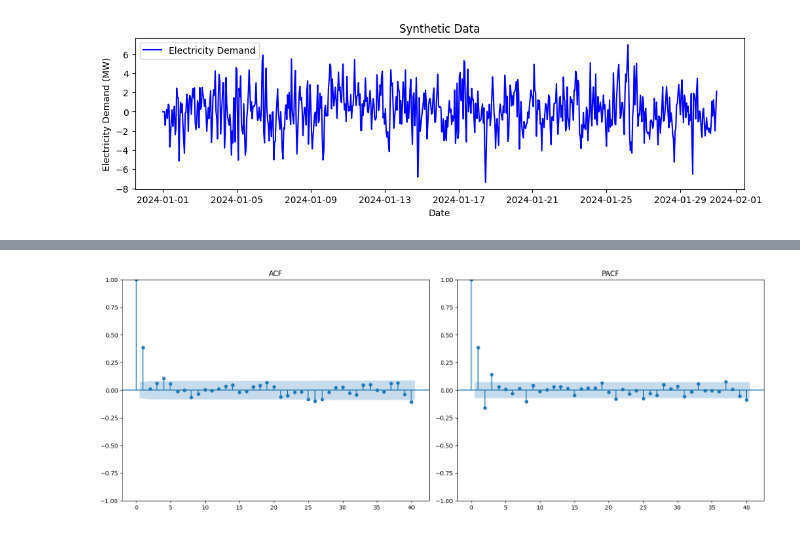
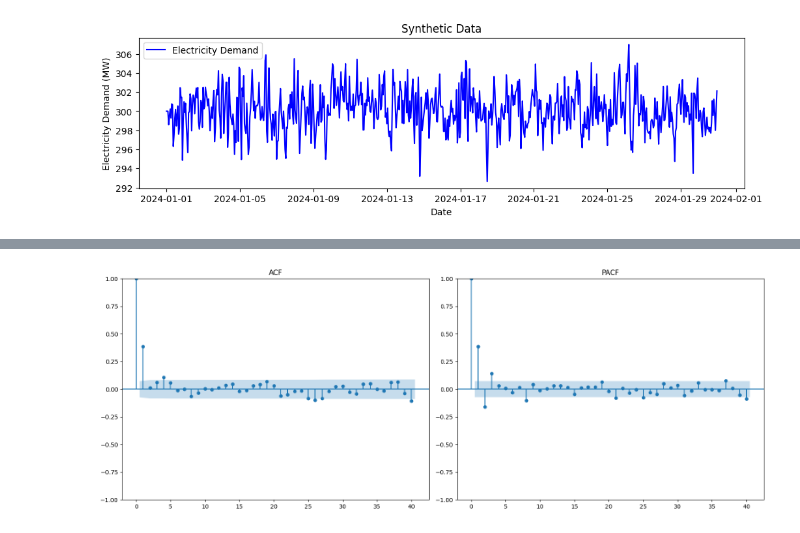
Before and after one commit to IVhypercube/time_series, a Jupyter notebook: AR.ipynb, the cells around one changed output, grey strips where cells are left out. Drawn from its saved outputs; the diff is of its cells as text; code cells hidden in the pictures.

```diff
--- a/AR.ipynb
+++ b/AR.ipynb
@@ -8,29 +8,29 @@ from statsmodels.tsa.stattools import adfuller
 # %%
 # Generate some data to come from an AR process
 np.random.seed(510)
 n_hours = 24*30
 phi = [0.5, -0.25, 0.1]   # Coefficients for order 3
 sigma = 2  # Standard deviation of the noise
 
 # Generate
 demand_series = np.zeros(n_hours)
 for t in range(3, n_hours):
     demand_series[t] = (phi[0] * demand_series[t-1] +
                         phi[1] * demand_series[t-2] +
                         phi[2] * demand_series[t-3] +
                         np.random.normal(0, sigma))  # Add noise
 time_index = pd.date_range(start='2024-01-01', periods=n_hours, freq='h')
-demand_series = pd.Series(demand_series, index=time_index)
+demand_series = 300+pd.Series(demand_series, index=time_index)
 
 plt.figure(figsize=(12, 3))
 plt.plot(demand_series, label='Electricity Demand', color='blue')
 plt.title('Synthetic Data')
 plt.xlabel('Date')
 plt.ylabel('Electricity Demand (MW)')
 plt.legend()
 plt.show()
 # %% [output]
-[figure, old version]
+[figure, new version]
 # %%
 # Check for stationarity using ADF test
 adf_result = adfuller(demand_series)
```
Also changed, not shown: parts of 4 cells of this notebook.
